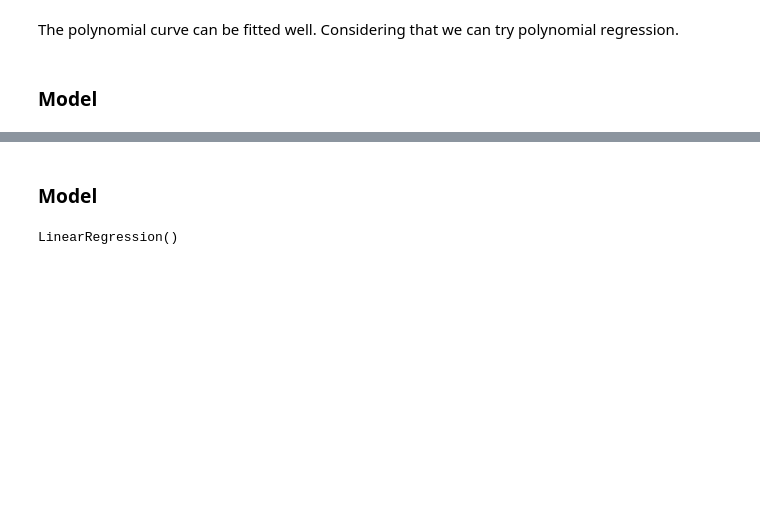
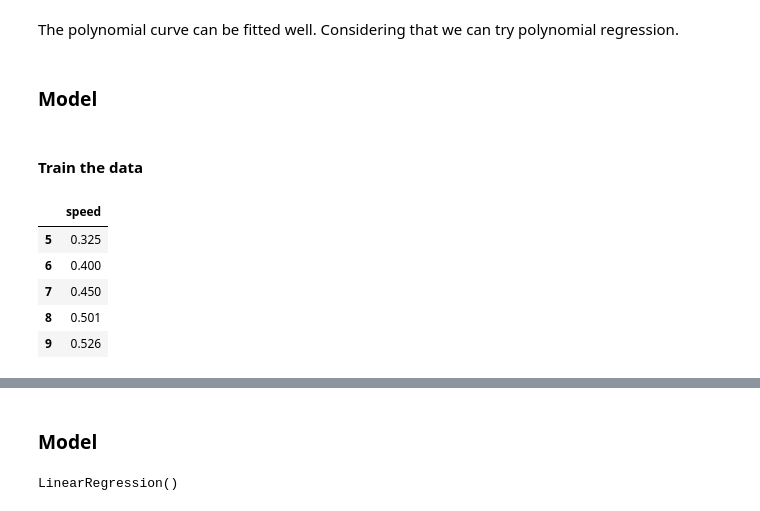
Before and after one commit to KatarzynaConnell/MachineLearn_Project2020, a Jupyter notebook: MachineLearn_Project2020.ipynb, the cells around one changed output, grey strips where cells are left out. Drawn from its saved outputs; the diff is of its cells as text; code cells hidden in the pictures; blank space fills up the shorter version.

```diff
--- a/MachineLearn_Project2020.ipynb
+++ b/MachineLearn_Project2020.ipynb
@@ -221,3 +223,16 @@ To generate higher order equation we can add powers of the original features as
 The polynomial curve can be fitted well. Considering that we can try polynomial regression.
 # %% [markdown]
 ### Model
+# %% [markdown]
+#### Train the data
+# %%
+# create individual dataframes for speed and power
+speed_newdf = newdf.drop('power',axis='columns')
+speed_newdf.head(5)
+# %% [output]
+|  | speed |
+| 5 | 0.325 |
+| 6 | 0.400 |
+| 7 | 0.450 |
+| 8 | 0.501 |
+| 9 | 0.526 |
```
Also changed, not shown: parts of 11 cells of this notebook.
